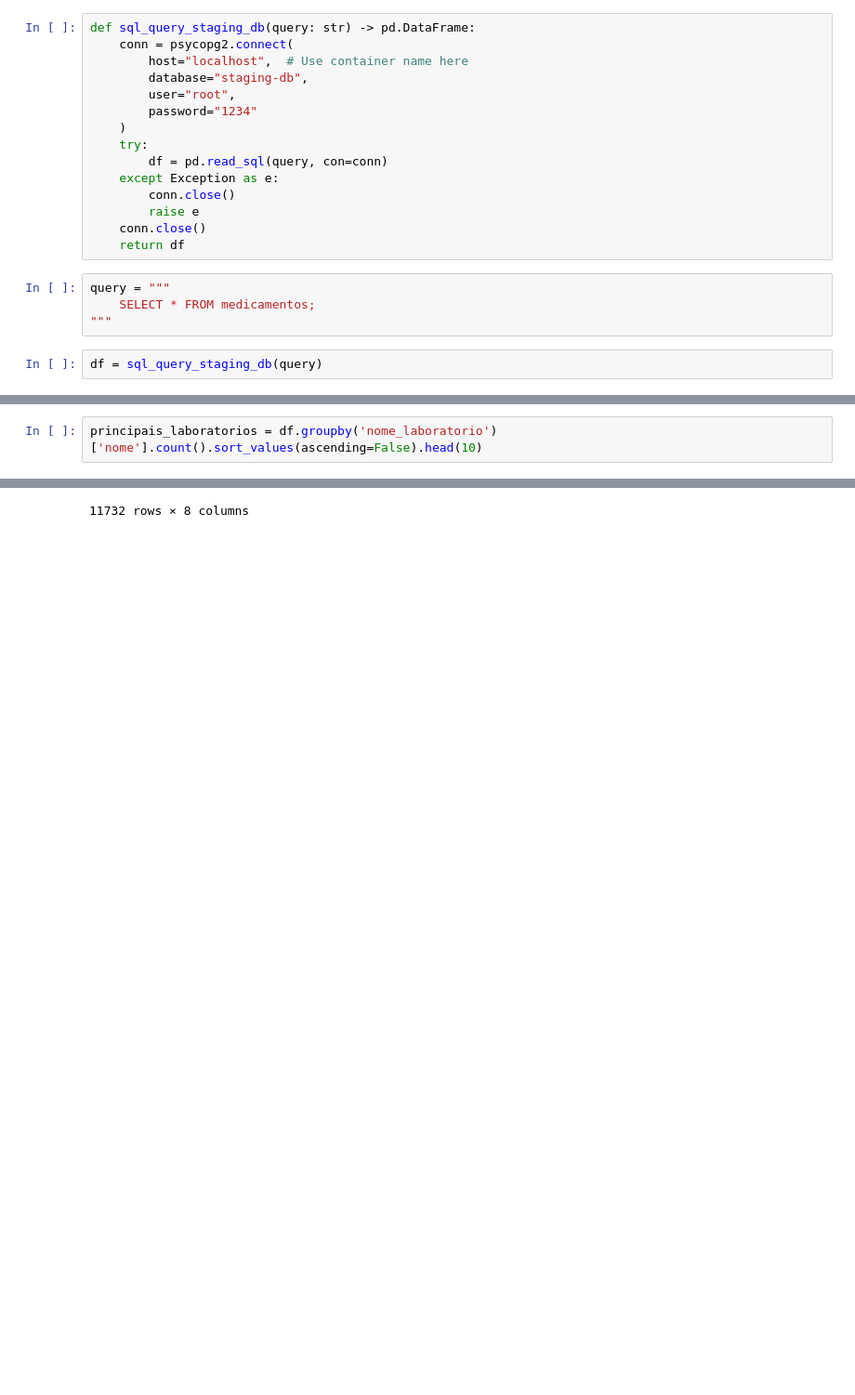
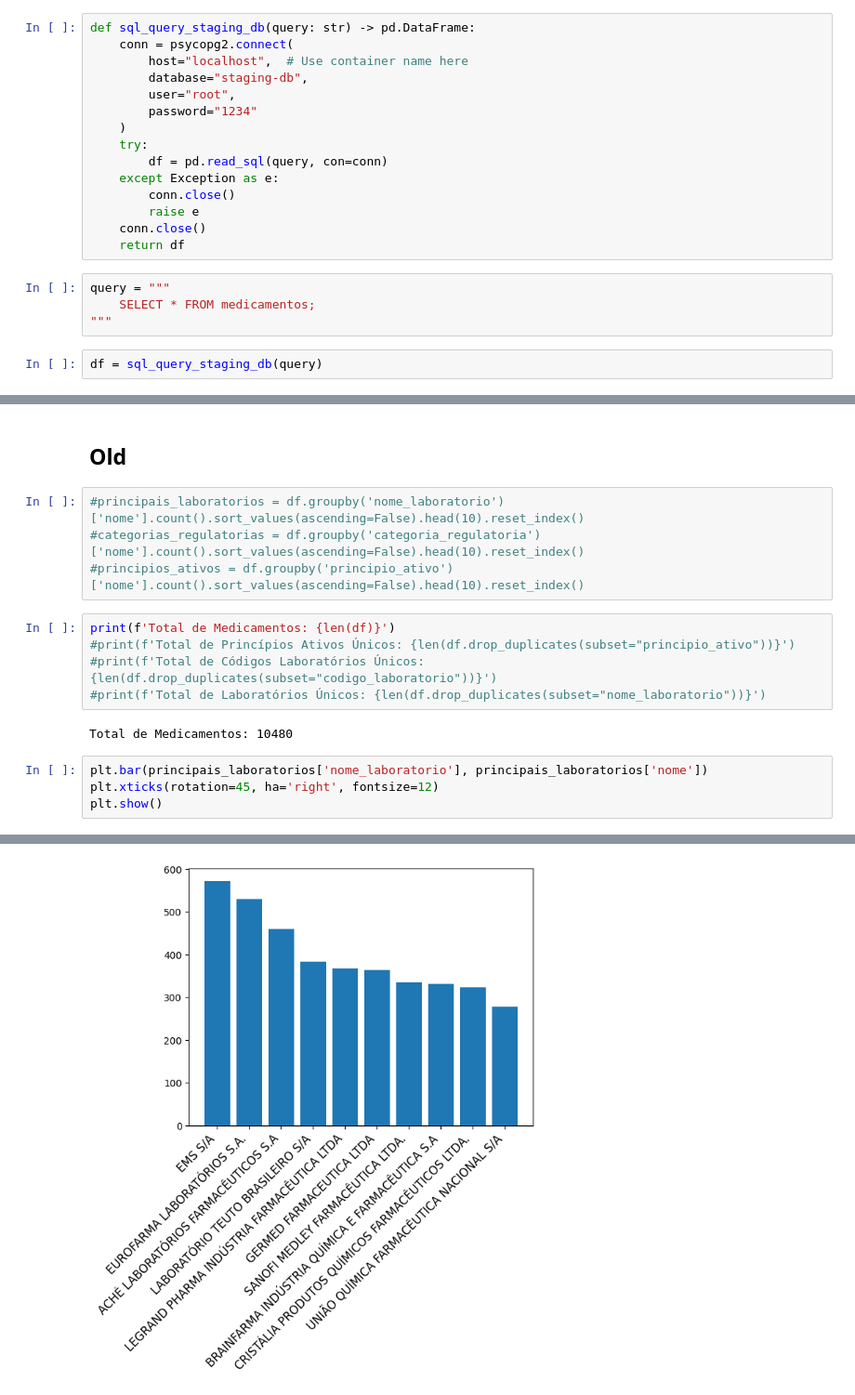
Before and after one commit to marceloschuler01/medicines-data, a Jupyter notebook: jupyters/Staging Data.ipynb, the cells around one changed output, grey strips where cells are left out. Shown at 93% size. Cells and saved outputs as stored; diff of their text form; blank space fills up the shorter version.

```diff
--- a/jupyters/Staging Data.ipynb
+++ b/jupyters/Staging Data.ipynb
@@ -26,4 +44,18 @@ df = sql_query_staging_db(query)
+# %% [markdown]
+## Old
 # %%
-principais_laboratorios = df.groupby('nome_laboratorio')['nome'].count().sort_values(ascending=False).head(10)
+#principais_laboratorios = df.groupby('nome_laboratorio')['nome'].count().sort_values(ascending=False).head(10).reset_index()
+#categorias_regulatorias = df.groupby('categoria_regulatoria')['nome'].count().sort_values(ascending=False).head(10).reset_index()
+#principios_ativos = df.groupby('principio_ativo')['nome'].count().sort_values(ascending=False).head(10).reset_index()
+# %%
+print(f'Total de Medicamentos: {len(df)}')
+#print(f'Total de Princípios Ativos Únicos: {len(df.drop_duplicates(subset="principio_ativo"))}')
+#print(f'Total de Códigos Laboratórios Únicos: {len(df.drop_duplicates(subset="codigo_laboratorio"))}')
+#print(f'Total de Laboratórios Únicos: {len(df.drop_duplicates(subset="nome_laboratorio"))}')
+# %% [output]
+Total de Medicamentos: 10480
 # %%
+plt.bar(principais_laboratorios['nome_laboratorio'], principais_laboratorios['nome'])
+plt.xticks(rotation=45, ha='right', fontsize=12)
+plt.show()
 # %% [output]
@@ -42 +62 @@ principais_laboratorios = df.groupby('nome_laboratorio')['nome'].count().sort_va
-11732 rows × 8 columns
+[figure, added]
```
Also changed, not shown: parts of 8 cells of this notebook, 21 other files.
